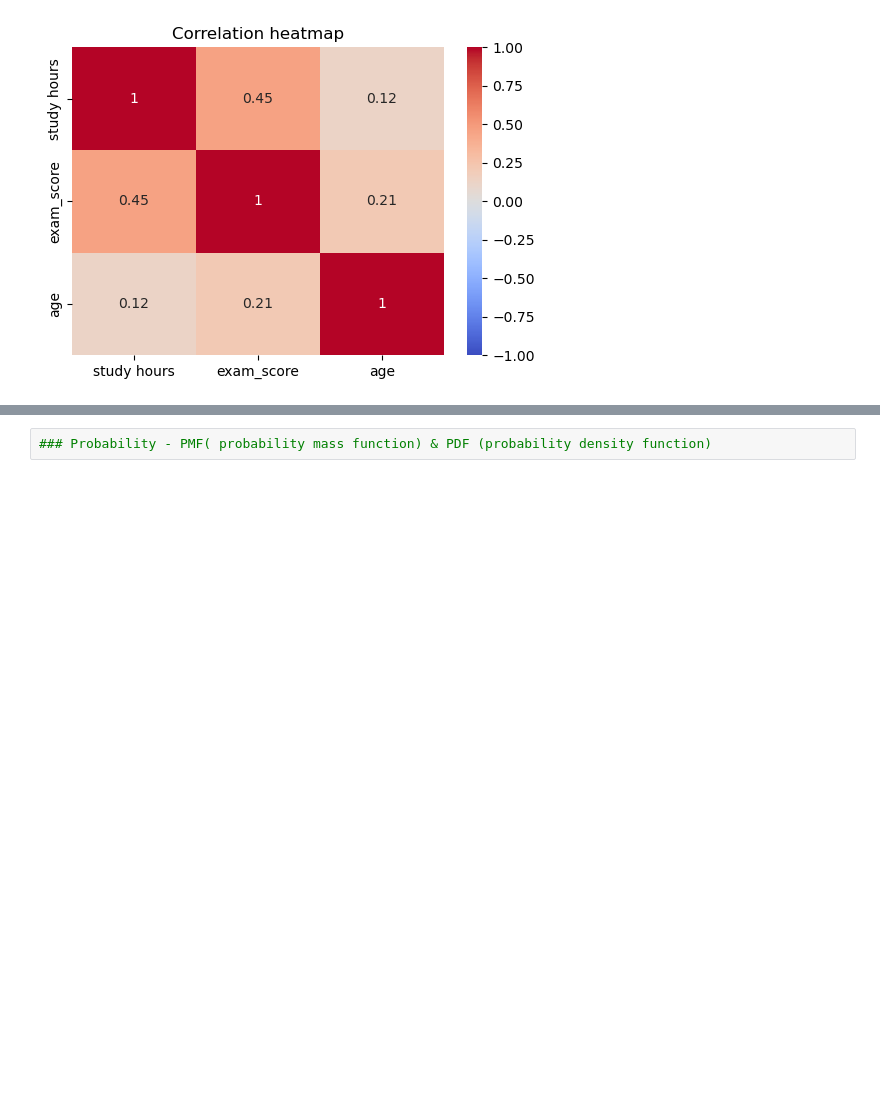
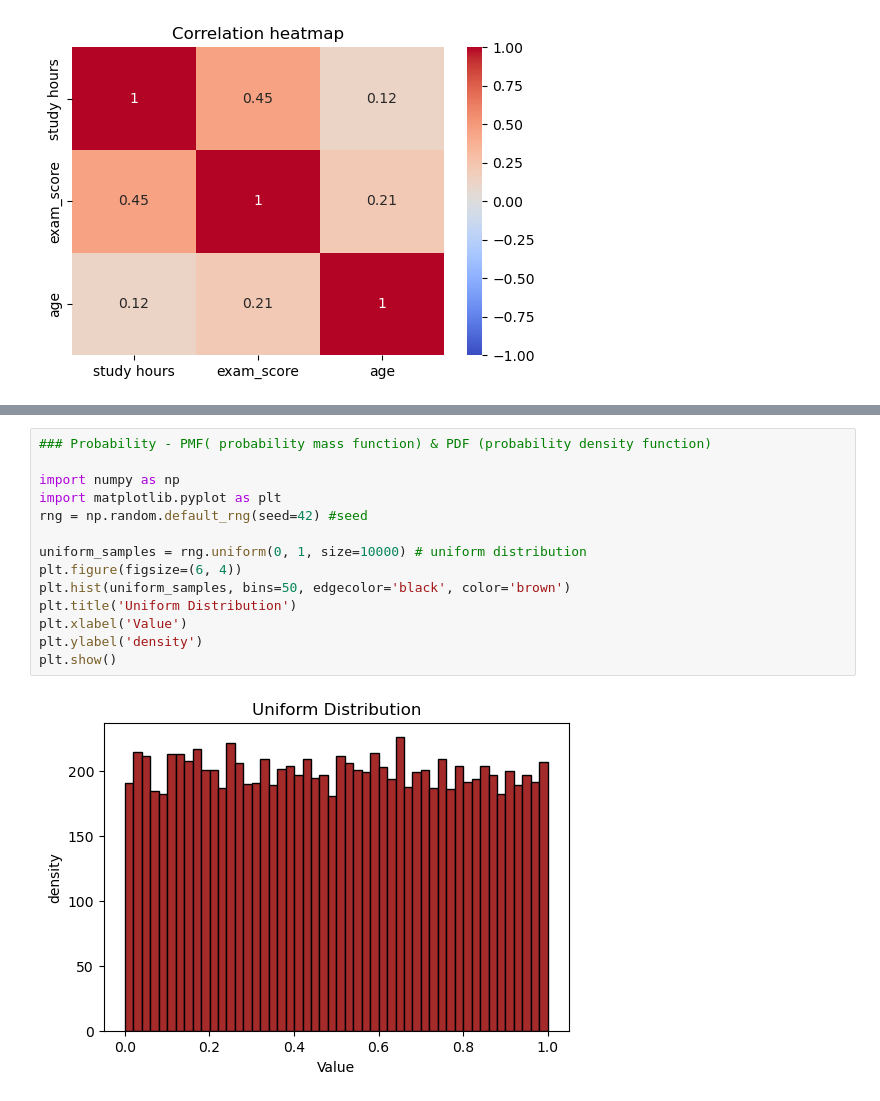
Before and after one commit to audiokello-hue/Testproject, a Jupyter notebook: coursework.ipynb, the cells around one changed output, grey strips where cells are left out. Drawn from its saved outputs; the diff is of its cells as text; blank space fills up the shorter version.

```diff
--- a/coursework.ipynb
+++ b/coursework.ipynb
@@ -164,2 +167,16 @@ NameError: name 'df' is not defined
-# %%
-### Probability - PMF( probability mass function) & PDF (probability density function)
+# %%
+### Probability - PMF( probability mass function) & PDF (probability density function)
+
+import numpy as np
+import matplotlib.pyplot as plt
+rng = np.random.default_rng(seed=42) #seed
+
+uniform_samples = rng.uniform(0, 1, size=10000) # uniform distribution
+plt.figure(figsize=(6, 4))
+plt.hist(uniform_samples, bins=50, edgecolor='black', color='brown')
+plt.title('Uniform Distribution')
+plt.xlabel('Value')
+plt.ylabel('density')
+plt.show()
+# %% [output]
+[figure, added]
```
Also changed, not shown: parts of 17 cells of this notebook.
